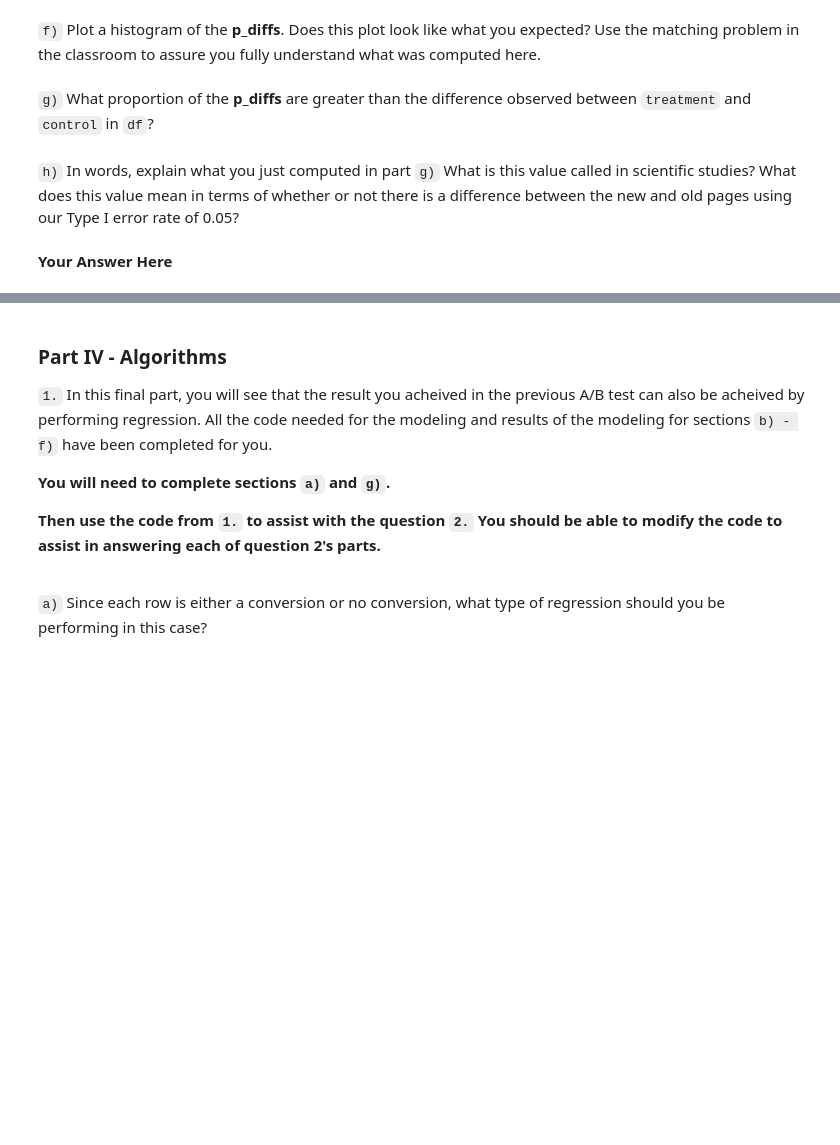
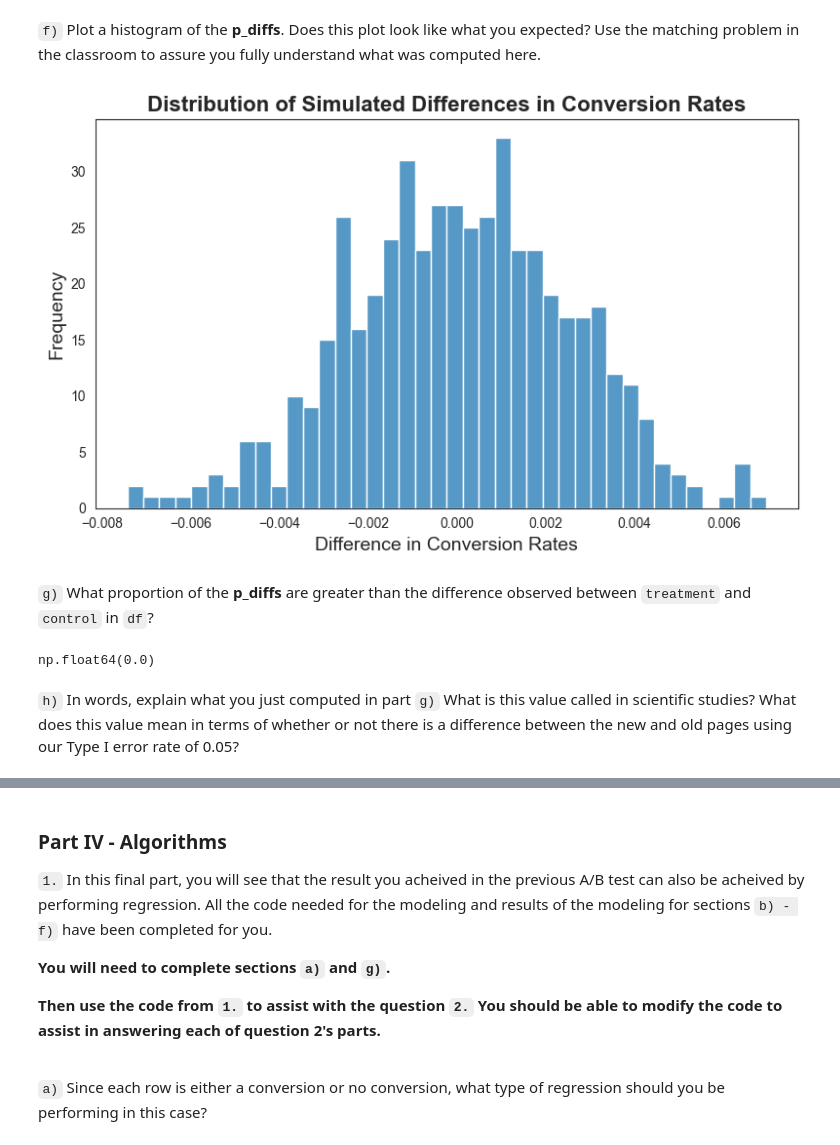
Before and after one commit to AmmarYasserAI-2/Analyze_AB_test_results, a Jupyter notebook: analyze_ab_test_results_notebook_new.ipynb, the cells around one changed output, grey strips where cells are left out. Cells and saved outputs as stored; diff of their text form; code cells hidden in the pictures; blank space fills up the shorter version.

```diff
--- a/analyze_ab_test_results_notebook_new.ipynb
+++ b/analyze_ab_test_results_notebook_new.ipynb
@@ -353,6 +350,24 @@ for _ in range(500):
+# %%
+sns.set_style("white")
+plt.figure(figsize=(8, 5))
+sns.histplot(p_diffs, bins=40, kde=False, color="tab:blue")
+
+plt.title('Distribution of Simulated Differences in Conversion Rates', fontsize=16, fontweight='bold')
+plt.xlabel('Difference in Conversion Rates', fontsize=14)
+plt.ylabel('Frequency', fontsize=14)
+
+plt.tight_layout()
+plt.show()
+# %% [output]
+[figure, added]
 # %% [markdown]
 `g)` What proportion of the **p_diffs** are greater than the difference observed between `treatment` and `control` in `df`?
+# %%
+obs_diff = df.query('group == "treatment"')['converted'].mean() - df.query('group == "control"')['converted'].mean()
+
+p_value = (np.array(p_diffs) > obs_diff).mean()
+p_value
+# %% [output]
+np.float64(0.0)
 # %% [markdown]
 `h)` In words, explain what you just computed in part `g)`  What is this value called in scientific studies?  What does this value mean in terms of whether or not there is a difference between the new and old pages using our Type I error rate of 0.05?
-# %% [markdown]
-**Your Answer Here**
```
Also changed, not shown: parts of 2 cells of this notebook.
